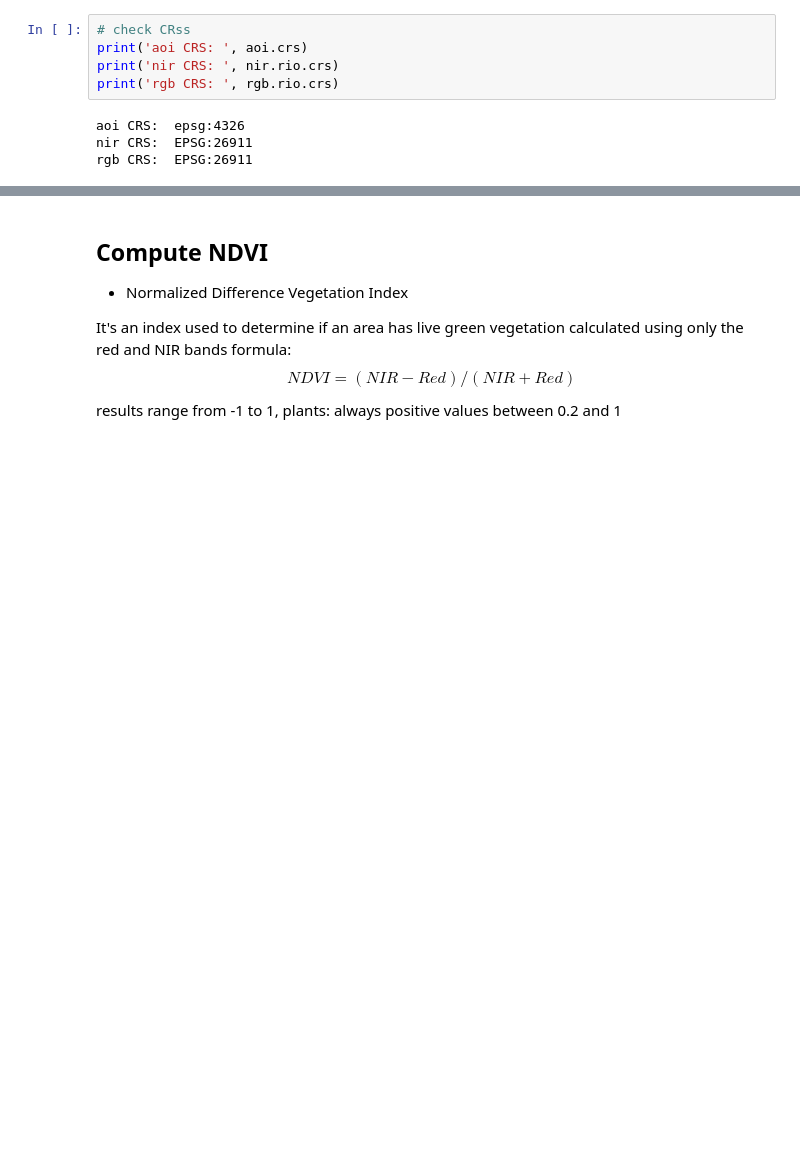
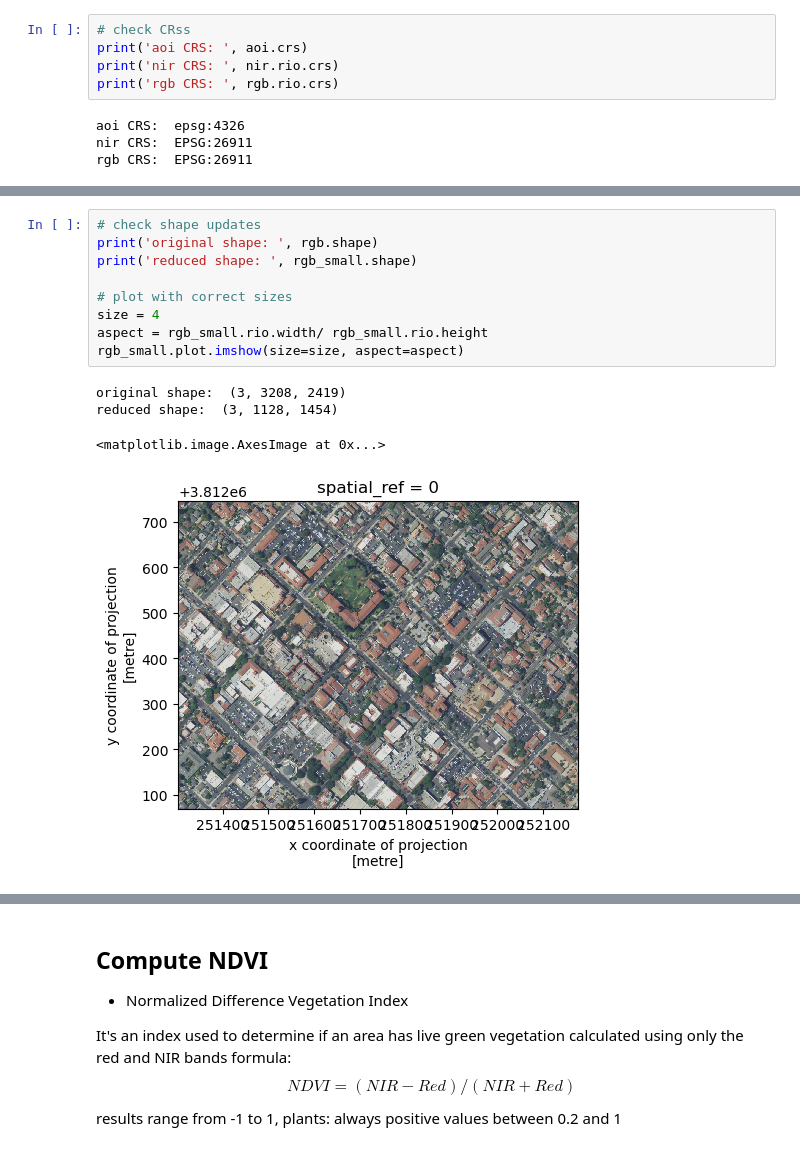
Before and after one commit to hmchilders/EDS220_Week6, a Jupyter notebook: rioxarray.ipynb, the cells around one changed output, grey strips where cells are left out. Cells and saved outputs as stored; diff of their text form; blank space fills up the shorter version.

```diff
--- a/rioxarray.ipynb
+++ b/rioxarray.ipynb
@@ -191,0 +204,14 @@ NoDataInBounds: No data found in bounds.
+# %%
+# check shape updates
+print('original shape: ', rgb.shape)
+print('reduced shape: ', rgb_small.shape)
+
+# plot with correct sizes
+size = 4
+aspect = rgb_small.rio.width/ rgb_small.rio.height
+rgb_small.plot.imshow(size=size, aspect=aspect)
+# %% [output]
+original shape:  (3, 3208, 2419)
+reduced shape:  (3, 1128, 1454)
+<matplotlib.image.AxesImage at 0x...>
+[figure, added]
```
Also changed, not shown: parts of 14 cells of this notebook.
